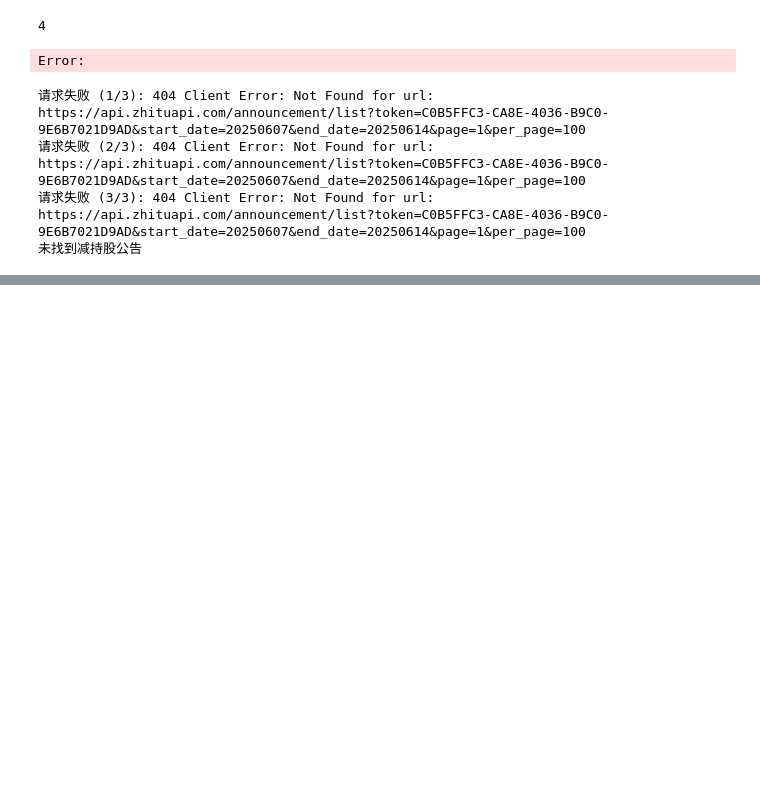
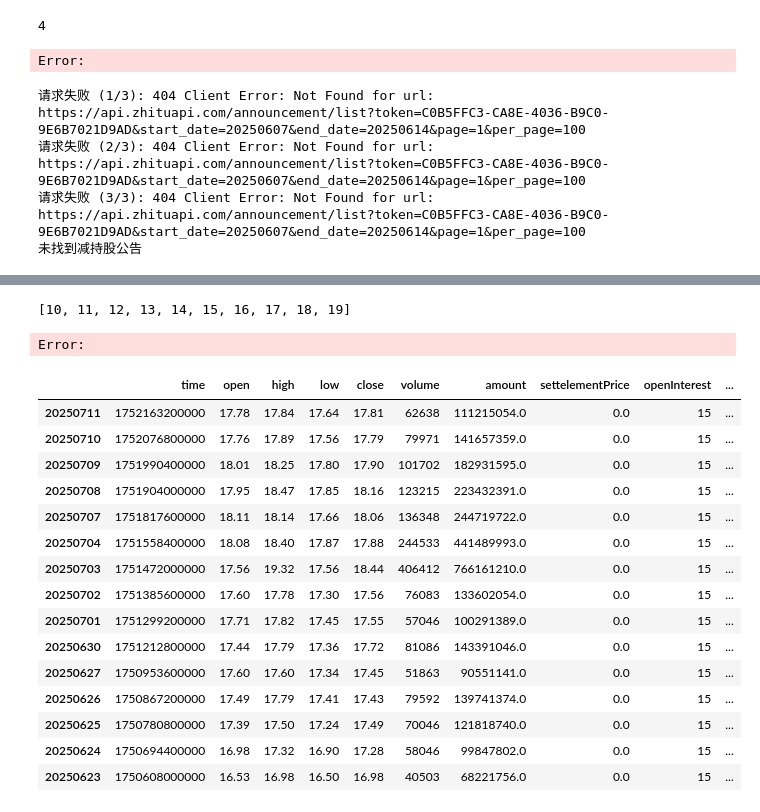
Before and after one commit to wanghw0122/tradeX, a Jupyter notebook: notebook/test.ipynb, the cells around one changed output, grey strips where cells are left out. Cells and saved outputs as stored; diff of their text form; code cells hidden in the pictures; blank space fills up the shorter version.

```diff
--- a/notebook/test.ipynb
+++ b/notebook/test.ipynb
@@ -1648,0 +1644,5 @@ else:
+# %%
+a[10:100]
+# %% [output]
+[10, 11, 12, 13, 14, 15, 16, 17, 18, 19]
+Error:
@@ -1648,0 +1734,21 @@ else:
+# %%
+datadf = factors.get_n_days_data_batch(['603131.SH'], '2025-07-12', 15)[0]
+# %%
+datadf
+# %% [output]
+|  | time | open | high | low | close | volume | amount | settelementPrice | openInterest | ... |
+| 20250711 | 1752163200000 | 17.78 | 17.84 | 17.64 | 17.81 | 62638 | 111215054.0 | 0.0 | 15 | ... |
+| 20250710 | 1752076800000 | 17.76 | 17.89 | 17.56 | 17.79 | 79971 | 141657359.0 | 0.0 | 15 | ... |
+| 20250709 | 1751990400000 | 18.01 | 18.25 | 17.80 | 17.90 | 101702 | 182931595.0 | 0.0 | 15 | ... |
+| 20250708 | 1751904000000 | 17.95 | 18.47 | 17.85 | 18.16 | 123215 | 223432391.0 | 0.0 | 15 | ... |
+| 20250707 | 1751817600000 | 18.11 | 18.14 | 17.66 | 18.06 | 136348 | 244719722.0 | 0.0 | 15 | ... |
+| 20250704 | 1751558400000 | 18.08 | 18.40 | 17.87 | 17.88 | 244533 | 441489993.0 | 0.0 | 15 | ... |
+| 20250703 | 1751472000000 | 17.56 | 19.32 | 17.56 | 18.44 | 406412 | 766161210.0 | 0.0 | 15 | ... |
+| 20250702 | 1751385600000 | 17.60 | 17.78 | 17.30 | 17.56 | 76083 | 133602054.0 | 0.0 | 15 | ... |
+| 20250701 | 1751299200000 | 17.71 | 17.82 | 17.45 | 17.55 | 57046 | 100291389.0 | 0.0 | 15 | ... |
+| 20250630 | 1751212800000 | 17.44 | 17.79 | 17.36 | 17.72 | 81086 | 143391046.0 | 0.0 | 15 | ... |
+| 20250627 | 1750953600000 | 17.60 | 17.60 | 17.34 | 17.45 | 51863 | 90551141.0 | 0.0 | 15 | ... |
+| 20250626 | 1750867200000 | 17.49 | 17.79 | 17.41 | 17.43 | 79592 | 139741374.0 | 0.0 | 15 | ... |
+| 20250625 | 1750780800000 | 17.39 | 17.50 | 17.24 | 17.49 | 70046 | 121818740.0 | 0.0 | 15 | ... |
+| 20250624 | 1750694400000 | 16.98 | 17.32 | 16.90 | 17.28 | 58046 | 99847802.0 | 0.0 | 15 | ... |
+| 20250623 | 1750608000000 | 16.53 | 16.98 | 16.50 | 16.98 | 40503 | 68221756.0 | 0.0 | 15 | ... |
```
Also changed, not shown: parts of 19 cells of this notebook, 16 other files.
